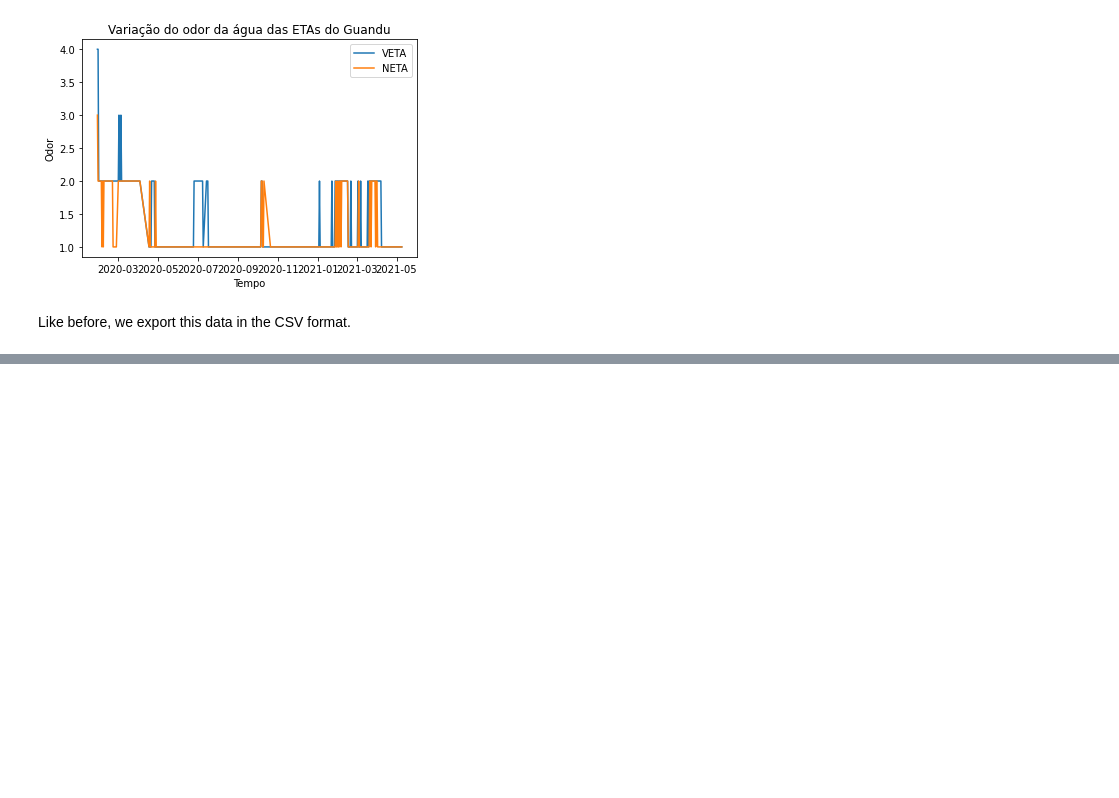
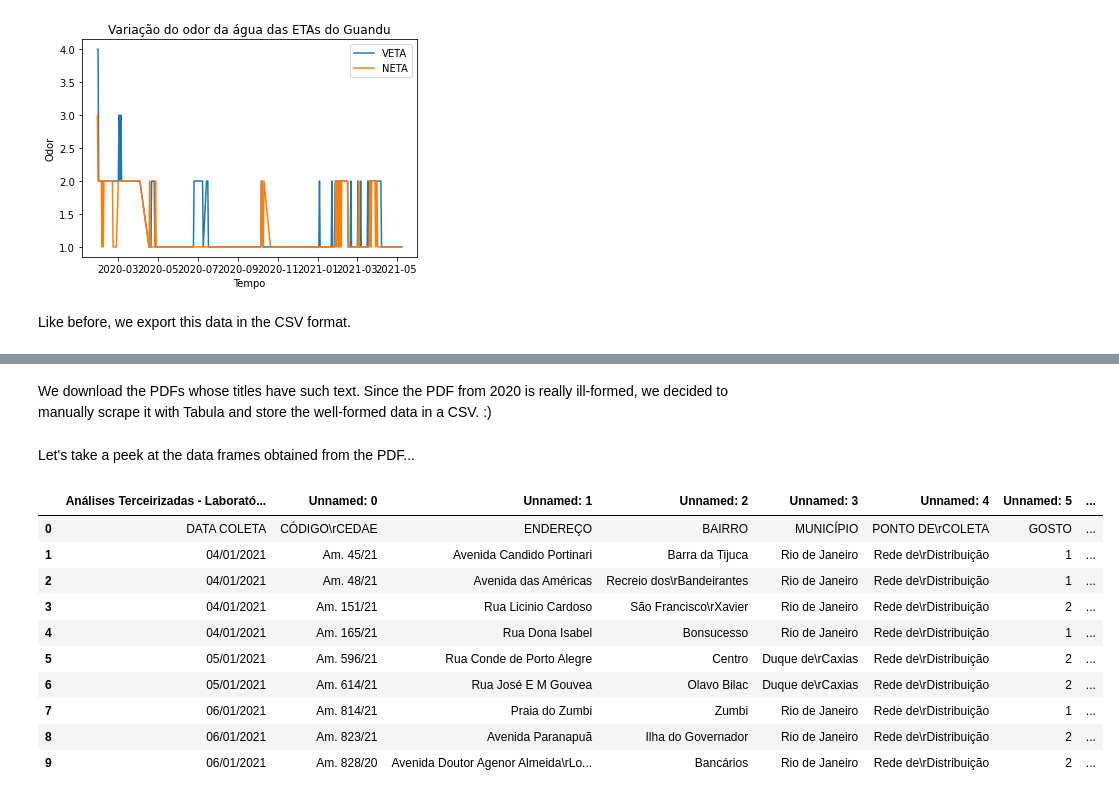
Before and after one commit to guidanoli/inf1032, a Jupyter notebook: cedae.ipynb, the cells around one changed output, grey strips where cells are left out. Cells and saved outputs as stored; diff of their text form; code cells hidden in the pictures; blank space fills up the shorter version.

```diff
--- a/cedae.ipynb
+++ b/cedae.ipynb
@@ -452,0 +460,42 @@ tno_df.to_csv('taste-and-odor.csv', index=False)
+# %%
+def tno_net_predicate(data):
+    data = data.upper()
+    return 'GOSTO E ODOR' in data and 'REDE DE DISTRIBUIÇÃO' in data
+
+tno_net_scraper = HyperlinkScraper(tno_net_predicate)
+tno_net_scraper.feed(HTML_page)
+# %% [markdown]
+We download the PDFs whose titles have such text. Since the PDF from 2020 is really ill-formed, we decided to manually scrape it with Tabula and store the well-formed data in a CSV. :)
+# %%
+import pandas as pd
+
+tno_net_dfs = {}
+tno_net_files = {2020: "tno-net-2020.csv"}
+for year, links in tno_net_scraper.links.items():
+    file = tno_net_files.get(year)
+    if file is not None:
+        tno_net_dfs[year] = [pd.read_csv(file)]
+    else:
+        assert len(links) == 1, "Assumed there is 1 report per year"
+        link = next(iter(links))
+        with urllib.request.urlopen(link) as fp:
+            tno_net_dfs[year] = tabula.read_pdf(fp,
+                                        pages='all',
+                                        lattice=True,
+                                        silent=True)
+# %% [markdown]
+Let's take a peek at the data frames obtained from the PDF...
+# %%
+tno_net_dfs[2021][0][:10]
+# %% [output]
+|  | Análises Terceirizadas - Laborató... | Unnamed: 0 | Unnamed: 1 | Unnamed: 2 | Unnamed: 3 | Unnamed: 4 | Unnamed: 5 | ... |
+| 0 | DATA COLETA | CÓDIGO\rCEDAE | ENDEREÇO | BAIRRO | MUNICÍPIO | PONTO DE\rCOLETA | GOSTO | ... |
+| 1 | 04/01/2021 | Am. 45/21 | Avenida Candido Portinari | Barra da Tijuca | Rio de Janeiro | Rede de\rDistribuição | 1 | ... |
+| 2 | 04/01/2021 | Am. 48/21 | Avenida das Américas | Recreio dos\rBandeirantes | Rio de Janeiro | Rede de\rDistribuição | 1 | ... |
+| 3 | 04/01/2021 | Am. 151/21 | Rua Licinio Cardoso | São Francisco\rXavier | Rio de Janeiro | Rede de\rDistribuição | 2 | ... |
+| 4 | 04/01/2021 | Am. 165/21 | Rua Dona Isabel | Bonsucesso | Rio de Janeiro | Rede de\rDistribuição | 1 | ... |
+| 5 | 05/01/2021 | Am. 596/21 | Rua Conde de Porto Alegre | Centro | Duque de\rCaxias | Rede de\rDistribuição | 2 | ... |
+| 6 | 05/01/2021 | Am. 614/21 | Rua José E M Gouvea | Olavo Bilac | Duque de\rCaxias | Rede de\rDistribuição | 2 | ... |
+| 7 | 06/01/2021 | Am. 814/21 | Praia do Zumbi | Zumbi | Rio de Janeiro | Rede de\rDistribuição | 1 | ... |
+| 8 | 06/01/2021 | Am. 823/21 | Avenida Paranapuã | Ilha do Governador | Rio de Janeiro | Rede de\rDistribuição | 2 | ... |
+| 9 | 06/01/2021 | Am. 828/20 | Avenida Doutor Agenor Almeida\rLo... | Bancários | Rio de Janeiro | Rede de\rDistribuição | 2 | ... |
```
Also changed, not shown: parts of 23 cells of this notebook, 2 other files.
